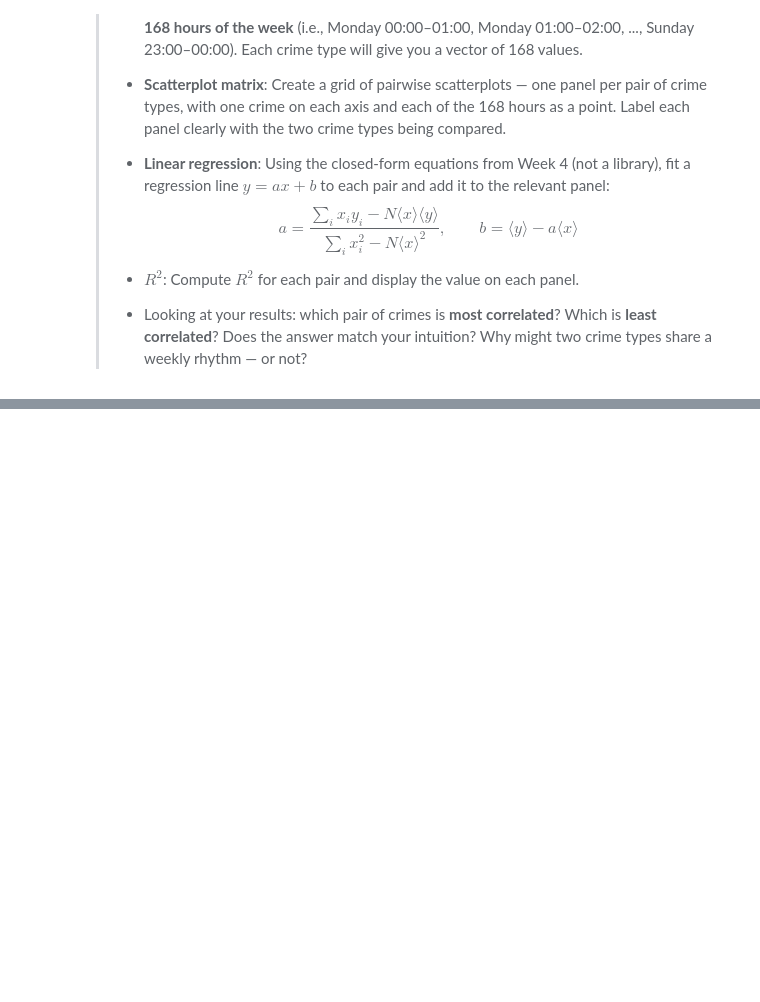
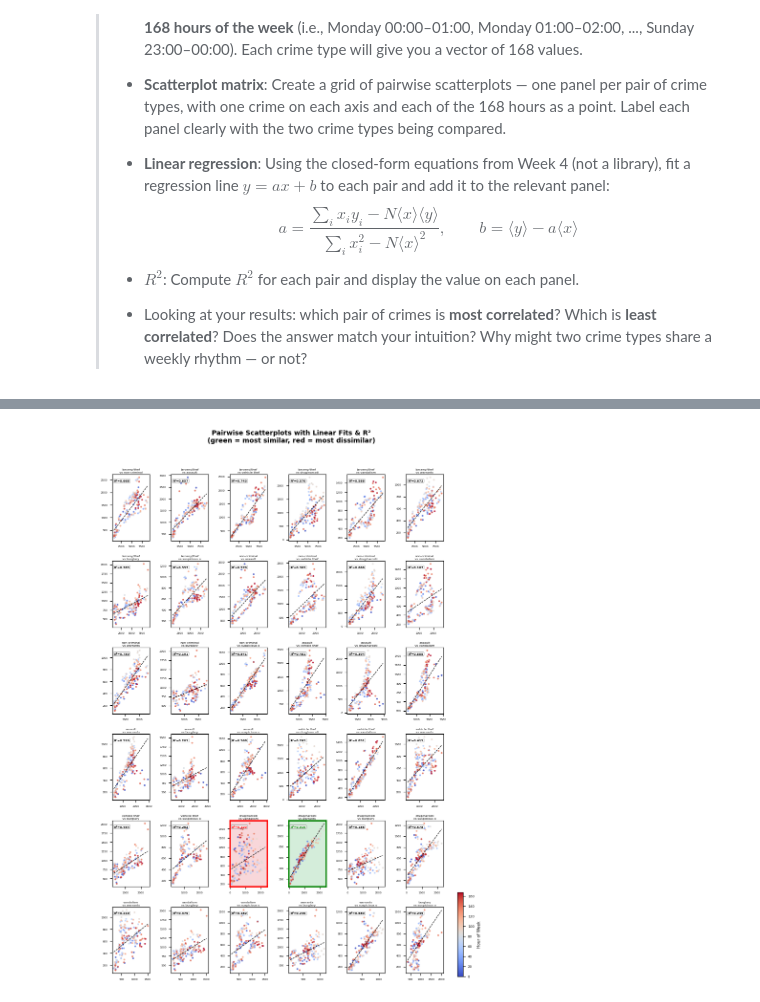
Before and after one commit to wkandersen/02806-socialdataanalysis, a Jupyter notebook: project1/Assignment1.ipynb, the cells around one changed output, grey strips where cells are left out. Saved outputs shown, nothing was run; the diff lists cells and outputs as text; code cells hidden in the pictures; blank space fills up the shorter version.

```diff
--- a/project1/Assignment1.ipynb
+++ b/project1/Assignment1.ipynb
@@ -285,0 +412,93 @@ Select **at least 4** of your Personal Focus Crimes for this exercise. More is f
+# %%
+# R^2 function
+def r_squared(x, y):
+    a, b = linear_regression(x, y)
+    y_pred = a * x + b
+    ss_res = np.sum((y - y_pred) ** 2)
+    ss_tot = np.sum((y - np.mean(y)) ** 2)
+    if ss_tot == 0:
+        return 0.0
+    return 1 - ss_res / ss_tot
+
+# Calculate R^2 for all pairs
+r2_values = {}
+for c1, c2 in pairs:
+    x = hourly_counts[c1].values.astype(float)
+    y = hourly_counts[c2].values.astype(float)
+    r2_values[(c1, c2)] = r_squared(x, y)
+
+# Find most similar and most dissimilar pairs
+most_similar = max(r2_values, key=r2_values.get)
+most_dissimilar = min(r2_values, key=r2_values.get)
+
+print(f"Most similar pair:    {most_similar[0]} & {most_similar[1]}  (R² = {r2_values[most_similar]:.4f})")
+print(f"Most dissimilar pair: {most_dissimilar[0]} & {most_dissimilar[1]}  (R² = {r2_values[most_dissimilar]:.4f})")
+print()
+
+# Print all R² values sorted
+print("All R² values (sorted):")
+for pair, r2 in sorted(r2_values.items(), key=lambda x: x[1], reverse=True):
+    print(f"  {pair[0]:25s} vs {pair[1]:25s}  R² = {r2:.4f}")
+
+# --- Mega-plot with R² and highlights ---
+fig, axes_grid = plt.subplots(6, 6, figsize=(8.27, 11.69))
+
+for idx, (c1, c2) in enumerate(pairs):
+    row = idx // 6
+    col = idx % 6
+    ax = axes_grid[row, col]
+
+    x = hourly_counts[c1].values.astype(float)
+    y = hourly_counts[c2].values.astype(float)
+
+    # Highlight most similar (green) and most dissimilar (red)
+    is_similar = (c1, c2) == most_similar
+    is_dissimilar = (c1, c2) == most_dissimilar
+
+    if is_similar:
+        ax.set_facecolor('#d4edda')
+        for spine in ax.spines.values():
+            spine.set_edgecolor('green')
+            spine.set_linewidth(2)
+    elif is_dissimilar:
+        ax.set_facecolor('#f8d7da')
+        for spine in ax.spines.values():
+            spine.set_edgecolor('red')
+            spine.set_linewidth(2)
+
+    # Scatter with hour-of-week coloring
+    ax.scatter(x, y, s=3, alpha=0.7, c=hours, cmap=cmap, norm=norm)
+
+    # Linear regression line
+    a, b = linear_regression(x, y)
+    x_line = np.linspace(x.min(), x.max(), 100)
+    y_line = a * x_line + b
+    ax.plot(x_line, y_line, color='black', linewidth=0.8, linestyle='--')
+
+    # R² text
+    r2 = r2_values[(c1, c2)]
+    ax.text(0.05, 0.92, f"R²={r2:.3f}", transform=ax.transAxes, fontsize=4.5,
+            verticalalignment='top', fontweight='bold',
+            color='green' if is_similar else ('red' if is_dissimilar else 'black'),
+            bbox=dict(boxstyle='round,pad=0.2', facecolor='white', alpha=0.7, linewidth=0.3))
+
+    label1 = c1[:12]
+    label2 = c2[:12]
+    ax.set_title(f"{label1}\nvs {label2}", fontsize=4.5, pad=2)
+    ax.tick_params(axis='both', labelsize=4)
+
+plt.subplots_adjust(hspace=0.7, wspace=0.4)
+plt.suptitle("Pairwise Scatterplots with Linear Fits & R²\n(green = most similar, red = most dissimilar)",
+             fontsize=10, fontweight='bold', y=0.998)
+
+# Colorbar
+sm = cm.ScalarMappable(cmap=cmap, norm=norm)
+sm.set_array([])
+cbar_ax = fig.add_axes([0.92, 0.02, 0.015, 0.15])
+cbar = fig.colorbar(sm, cax=cbar_ax)
+cbar.set_label('Hour of Week', fontsize=6)
+cbar.ax.tick_params(labelsize=5)
+
+plt.tight_layout(rect=[0, 0, 0.91, 0.98])
+plt.show()
+# %% [output]
@@ -285,0 +522 @@ Select **at least 4** of your Personal Focus Crimes for this exercise. More is f
+[figure, added]
```
Also changed, not shown: parts of 9 cells of this notebook, 2 other files.
